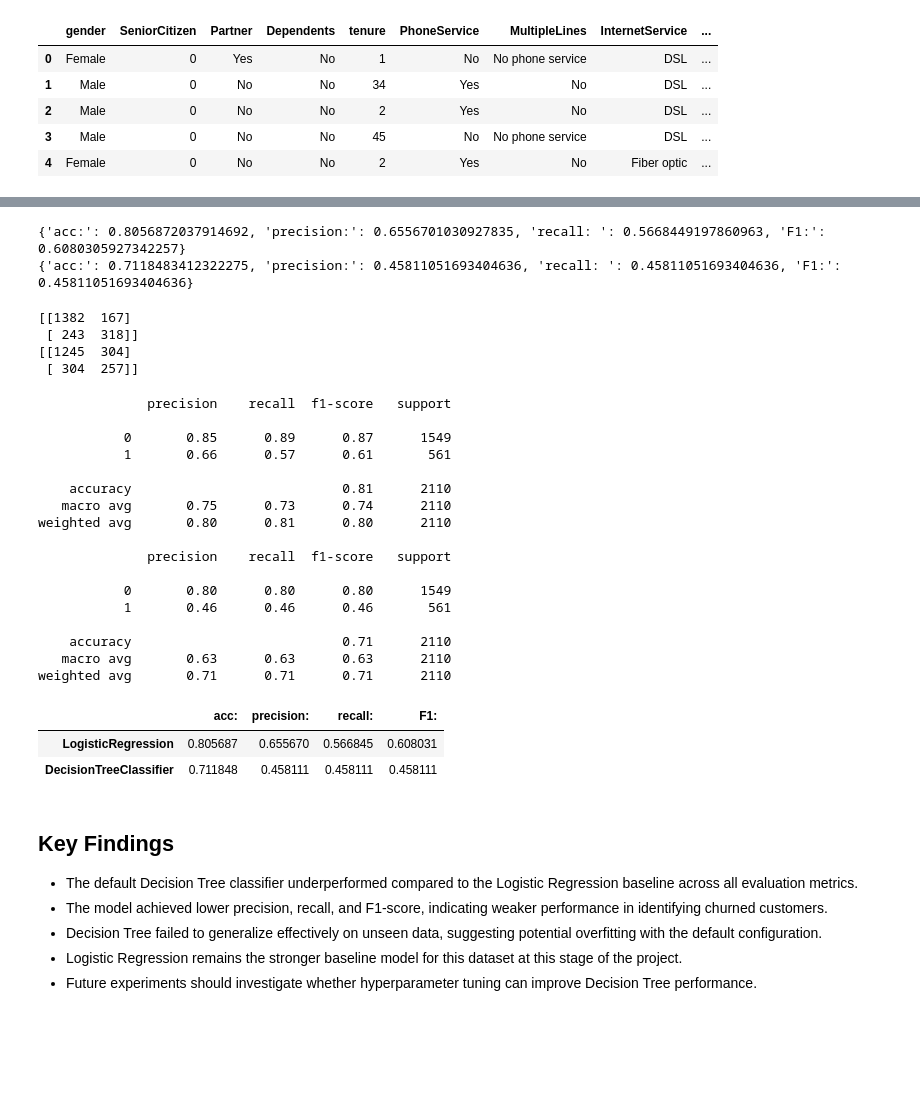
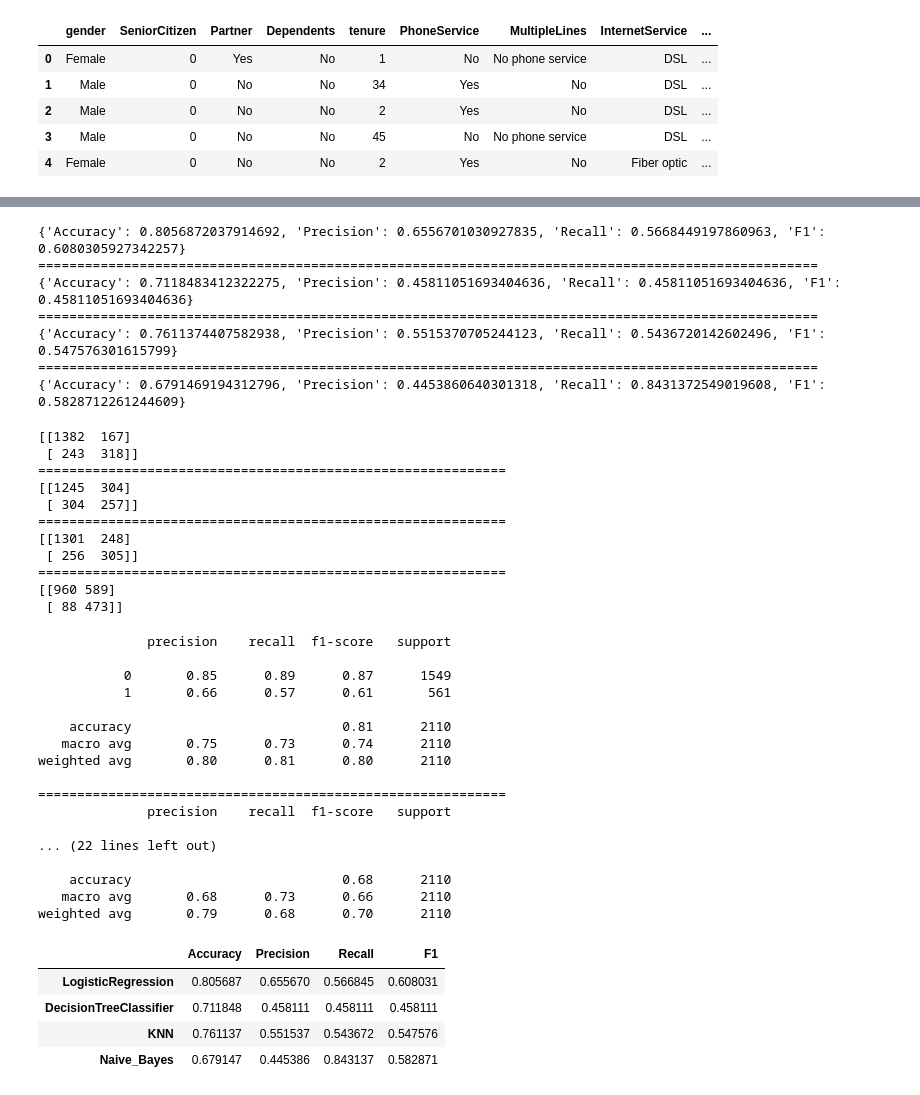
Before and after one commit to Pouya-Babaei/CustomerChurnPrediction, a Jupyter notebook: notebooks/07_Distance_based_vs_Probabilistic_Classification.ipynb, the cells around one changed output, grey strips where cells are left out. Drawn from its saved outputs; the diff is of its cells as text; code cells hidden in the pictures; blank space fills up the shorter version.

Commit message:
Complete Sprint 05: KNN and Gaussian Naive Bayes Baselines

```diff
--- a/notebooks/06_DecisionTreeClassifier.ipynb
+++ b/notebooks/07_Distance_based_vs_Probabilistic_Classification.ipynb
@@ -119,6 +133,6 @@ dt_pipe = Pipeline([
 # %%
 # Model Training
-dt_pipe.fit(X_train, y_train)
+knn_pipe.fit(X_train, y_train)
 # %% [output]
 Pipeline(steps=[('preprocessor',
                  ColumnTransformer(transformers=[('binary', OrdinalEncoder(),
@@ -139,0 +154,2 @@ Pipeline(steps=[('preprocessor',
+# %%
+nb_pipe.fit(X_train, y_train)
@@ -140,37 +174,69 @@ Pipeline(steps=[('preprocessor',
 # %%
 # Prediction
-dt_pred = dt_pipe.predict(X_test)
+knn_pred = knn_pipe.predict(X_test)
+nb_pred = nb_pipe.predict(X_test)
 # %%
 # Model Evaluation
 def metrics(y_true, y_pred):
     return {
-        'acc:': accuracy_score(y_true, y_pred),
-        'precision:': precision_score(y_true, y_pred),
-        'recall: ': recall_score(y_true, y_pred),
-        'F1:': f1_score(y_true, y_pred),
+        'Accuracy': accuracy_score(y_true, y_pred),
+        'Precision': precision_score(y_true, y_pred),
+        'Recall': recall_score(y_true, y_pred),
+        'F1': f1_score(y_true, y_pred),
     }
 print(metrics(y_test, baseline_pred))
+print(100*'=')
 print(metrics(y_test, dt_pred))
+print(100*'=')
+print(metrics(y_test, knn_pred))
+print(100*'=')
+print(metrics(y_test, nb_pred))
 # %% [output]
-{'acc:': 0.8056872037914692, 'precision:': 0.6556701030927835, 'recall: ': 0.5668449197860963, 'F1:': 0.6080305927342257}
-{'acc:': 0.7118483412322275, 'precision:': 0.45811051693404636, 'recall: ': 0.45811051693404636, 'F1:': 0.45811051693404636}
+{'Accuracy': 0.8056872037914692, 'Precision': 0.6556701030927835, 'Recall': 0.5668449197860963, 'F1': 0.6080305927342257}
+====================================================================================================
+{'Accuracy': 0.7118483412322275, 'Precision': 0.45811051693404636, 'Recall': 0.45811051693404636, 'F1': 0.45811051693404636}
+====================================================================================================
+{'Accuracy': 0.7611374407582938, 'Precision': 0.5515370705244123, 'Recall': 0.5436720142602496, 'F1': 0.547576301615799}
+====================================================================================================
+{'Accuracy': 0.6791469194312796, 'Precision': 0.4453860640301318, 'Recall': 0.8431372549019608, 'F1': 0.5828712261244609}
 # %%
 # Confusion Matrix
 baseline_cm = confusion_matrix(y_test, baseline_pred)
 dt_cm = confusion_matrix(y_test, dt_pred)
+knn_cm = confusion_matrix(y_test, knn_pred)
+nb_cm = confusion_matrix(y_test, nb_pred)
 print(baseline_cm)
+print(60*'=')
 print(dt_cm)
+print(60*'=')
+print(knn_cm)
+print(60*'=')
+print(nb_cm)
 # %% [output]
 [[1382  167]
  [ 243  318]]
+============================================================
 [[1245  304]
  [ 304  257]]
+============================================================
+[[1301  248]
+ [ 256  305]]
+============================================================
+[[960 589]
+ [ 88 473]]
 # %%
 # Classification Report
 baseline_cr = classification_report(y_test, baseline_pred)
 dt_cr = classification_report(y_test, dt_pred)
+knn_cr = classification_report(y_test, knn_pred)
+nb_cr = classification_report(y_test, nb_pred)
 print(baseline_cr)
+print(60*'=')
 print(dt_cr)
+print(60*'=')
+print(knn_cr)
+print(60*'=')
+print(nb_cr)
 # %% [output]
               precision    recall  f1-score   support
 
@@ -181,27 +247,21 @@ print(dt_cr)
    macro avg       0.75      0.73      0.74      2110
 weighted avg       0.80      0.81      0.80      2110
 
+============================================================
               precision    recall  f1-score   support
 
-           0       0.80      0.80      0.80      1549
-           1       0.46      0.46      0.46       561
+... (22 lines left out)
 
-    accuracy                           0.71      2110
-   macro avg       0.63      0.63      0.63      2110
-weighted avg       0.71      0.71      0.71      2110
+    accuracy                           0.68      2110
+   macro avg       0.68      0.73      0.66      2110
+weighted avg       0.79      0.68      0.70      2110
 # %%
 # Comparison with Logistic Regression
-comparison_df = pd.DataFrame([metrics(y_test, baseline_pred), metrics(y_test, dt_pred)], index=['LogisticRegression', 'DecisionTreeClassifier'])
+comparison_df = pd.DataFrame([metrics(y_test, baseline_pred), metrics(y_test, dt_pred), metrics(y_test, knn_pred), metrics(y_test, nb_pred)], index=['LogisticRegression', 'DecisionTreeClassifier', 'KNN','Naive_Bayes'])
 comparison_df
 # %% [output]
-|  | acc: | precision: | recall: | F1: |
+|  | Accuracy | Precision | Recall | F1 |
 | LogisticRegression | 0.805687 | 0.655670 | 0.566845 | 0.608031 |
 | DecisionTreeClassifier | 0.711848 | 0.458111 | 0.458111 | 0.458111 |
+| KNN | 0.761137 | 0.551537 | 0.543672 | 0.547576 |
+| Naive_Bayes | 0.679147 | 0.445386 | 0.843137 | 0.582871 |
-# %% [markdown]
-## Key Findings
-
-- The default Decision Tree classifier underperformed compared to the Logistic Regression baseline across all evaluation metrics.
-- The model achieved lower precision, recall, and F1-score, indicating weaker performance in identifying churned customers.
-- Decision Tree failed to generalize effectively on unseen data, suggesting potential overfitting with the default configuration.
-- Logistic Regression remains the stronger baseline model for this dataset at this stage of the project.
-- Future experiments should investigate whether hyperparameter tuning can improve Decision Tree performance.
```
Also changed, not shown: parts of 16 cells of this notebook, 4 other files.
